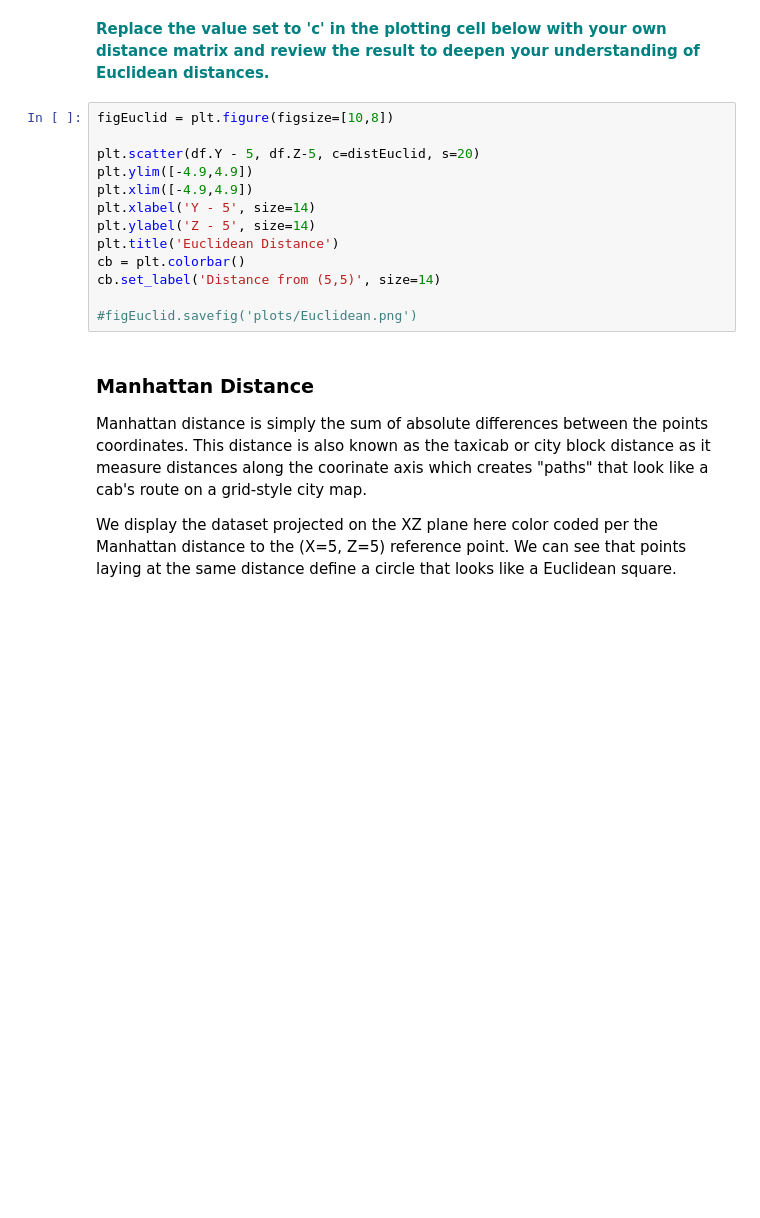
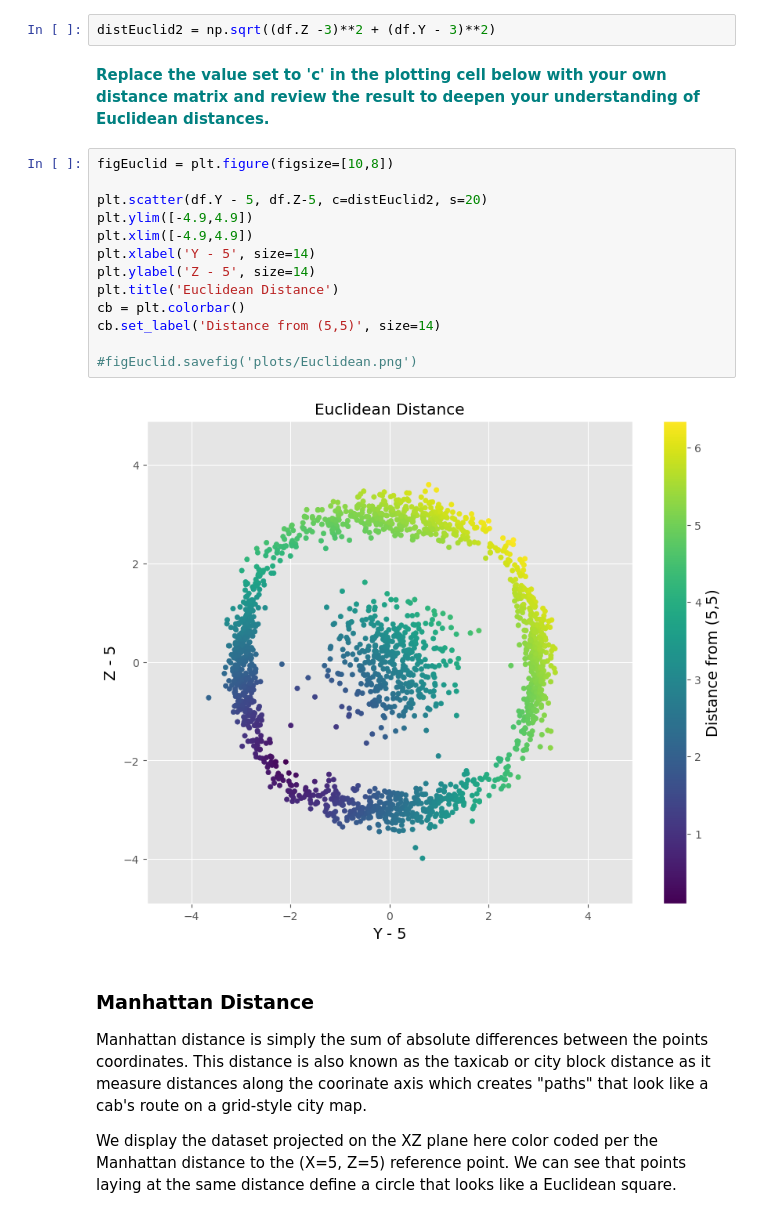
Before and after one commit to amoutafian/Euclidiean_Manhattan_case_study, a Jupyter notebook: 1605005916_Euclidean_and_Manhattan_Distances_Case_Study_11102020/Euclidean_and_Manhattan_Distances_Case_Study.ipynb, the cells around one changed output. Drawn from its saved outputs; the diff is of its cells as text; blank space fills up the shorter version.

```diff
--- a/1605005916_Euclidean_and_Manhattan_Distances_Case_Study_11102020/Euclidean_and_Manhattan_Distances_Case_Study.ipynb
+++ b/1605005916_Euclidean_and_Manhattan_Distances_Case_Study_11102020/Euclidean_and_Manhattan_Distances_Case_Study.ipynb
@@ -26,21 +33,25 @@ Note that the __SciPy library__ comes with optimized functions written in C to c
 distEuclid = np.sqrt((df.Z - 5)**2 + (df.Y - 5)**2)
 # %% [markdown]
 **<font color='teal'>Create a distance to reference point (3,3) matrix similar to the above example.</font>**
+# %%
+distEuclid2 = np.sqrt((df.Z -3)**2 + (df.Y - 3)**2)
 # %% [markdown]
 **<font color='teal'>Replace the value set to 'c' in the plotting cell below with your own distance matrix and review the result to deepen your understanding of Euclidean distances. </font>**
 # %%
 figEuclid = plt.figure(figsize=[10,8])
 
-plt.scatter(df.Y - 5, df.Z-5, c=distEuclid, s=20)
+plt.scatter(df.Y - 5, df.Z-5, c=distEuclid2, s=20)
 plt.ylim([-4.9,4.9])
 plt.xlim([-4.9,4.9])
 plt.xlabel('Y - 5', size=14)
 plt.ylabel('Z - 5', size=14)
 plt.title('Euclidean Distance')
 cb = plt.colorbar()
 cb.set_label('Distance from (5,5)', size=14)
 
 #figEuclid.savefig('plots/Euclidean.png')
+# %% [output]
+[figure, added]
 # %% [markdown]
 ### Manhattan Distance
 
```
Also changed, not shown: parts of 5 cells of this notebook.
